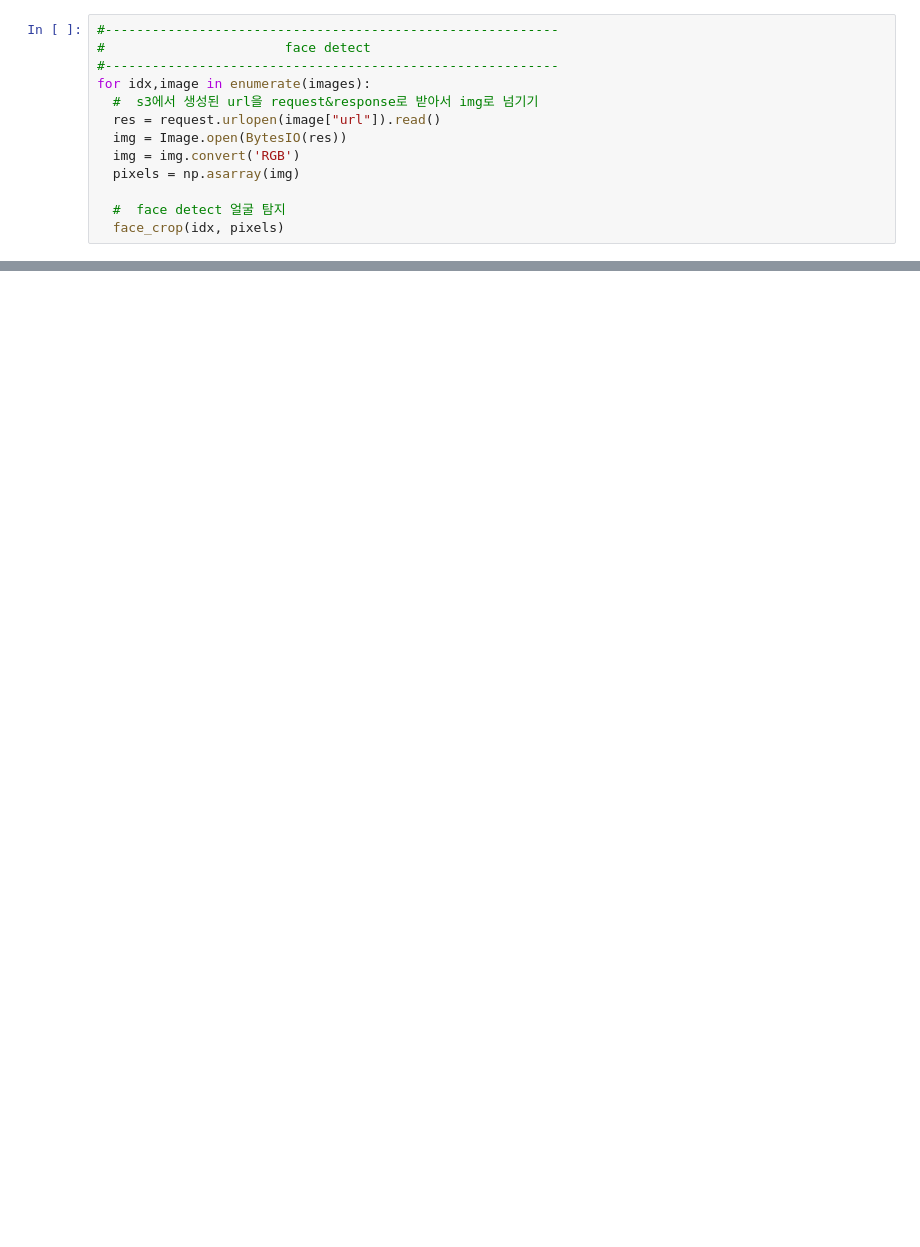
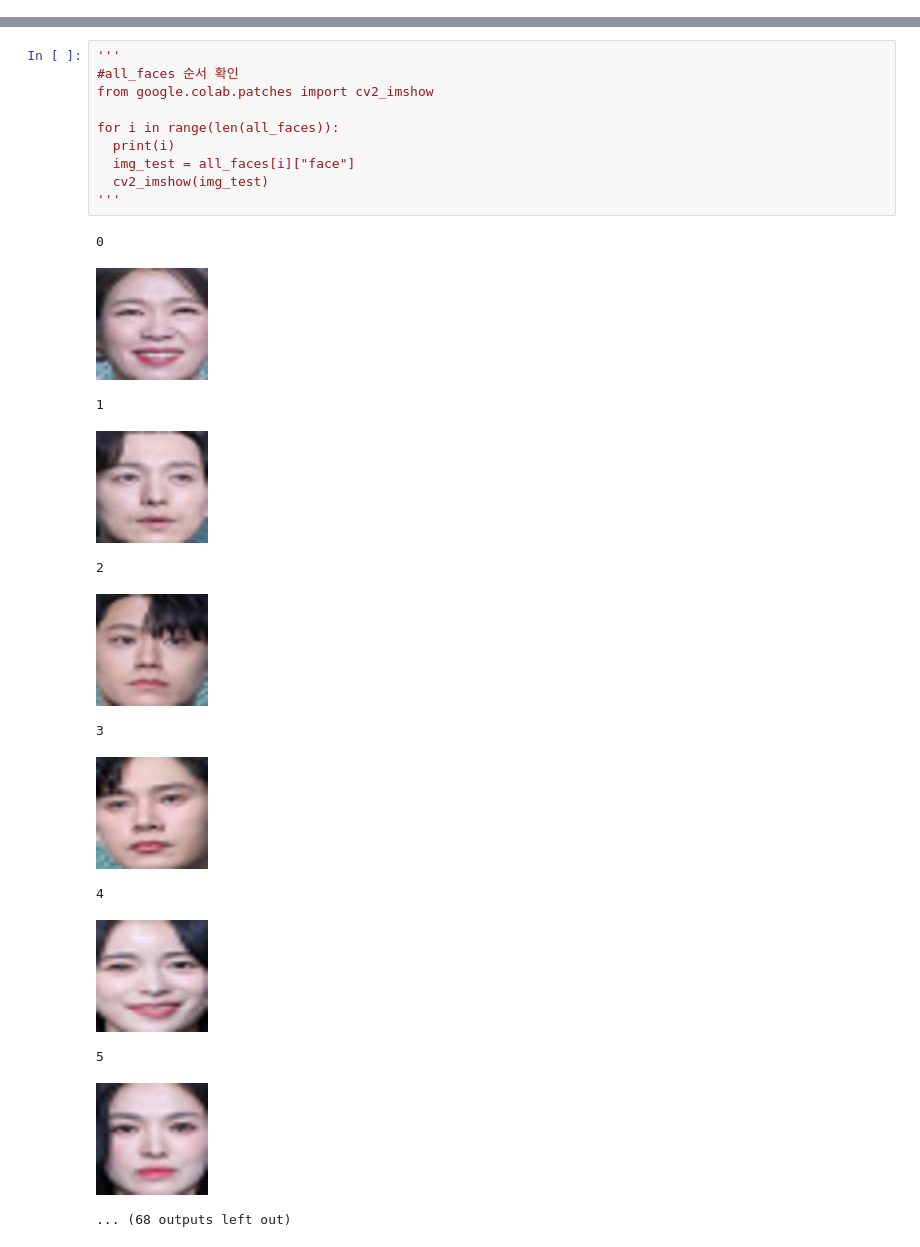
Before and after one commit to JeongHyoYeon/Capstone-CV-FaceRecognition, a Jupyter notebook: FaceRecognition_URL.ipynb, the cells around one changed output, grey strips where cells are left out. Saved outputs shown, nothing was run; the diff lists cells and outputs as text; blank space fills up the shorter version.

```diff
--- a/FaceRecognition_URL.ipynb
+++ b/FaceRecognition_URL.ipynb
@@ -302,13 +0,0 @@ def get_embeddings(data_root, model_root, input_size=[112, 112], embedding_size=
-# %%
-#----------------------------------------------------------
-#                       face detect
-#----------------------------------------------------------
-for idx,image in enumerate(images):
-  #  s3에서 생성된 url을 request&response로 받아서 img로 넘기기
-  res = request.urlopen(image["url"]).read()
-  img = Image.open(BytesIO(res))
-  img = img.convert('RGB')
-  pixels = np.asarray(img)
-
-  #  face detect 얼굴 탐지
-  face_crop(idx, pixels)
@@ -399,2 +273,26 @@ embeddings 길이 =  41
+# %%
+'''
+#all_faces 순서 확인
+from google.colab.patches import cv2_imshow
+
+for i in range(len(all_faces)):
+  print(i)
+  img_test = all_faces[i]["face"]
+  cv2_imshow(img_test)
+'''
+# %% [output]
+0
+[figure, added]
+1
+[figure, added]
+2
+[figure, added]
+3
+[figure, added]
+4
+[figure, added]
+5
+[figure, added]
+... (68 outputs left out)
 # %%
 #----------------------------------------------------------
```
Also changed, not shown: parts of 28 cells of this notebook.
